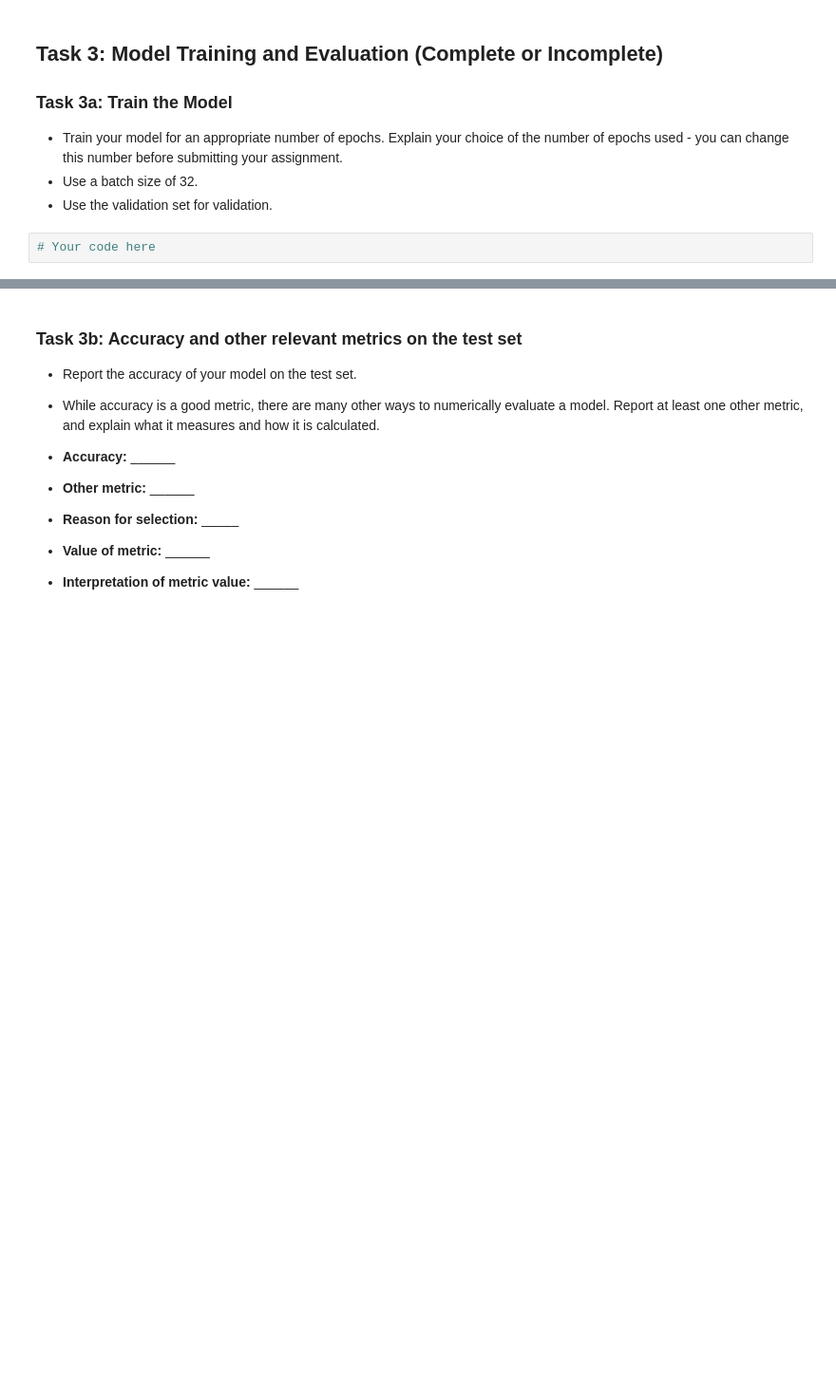
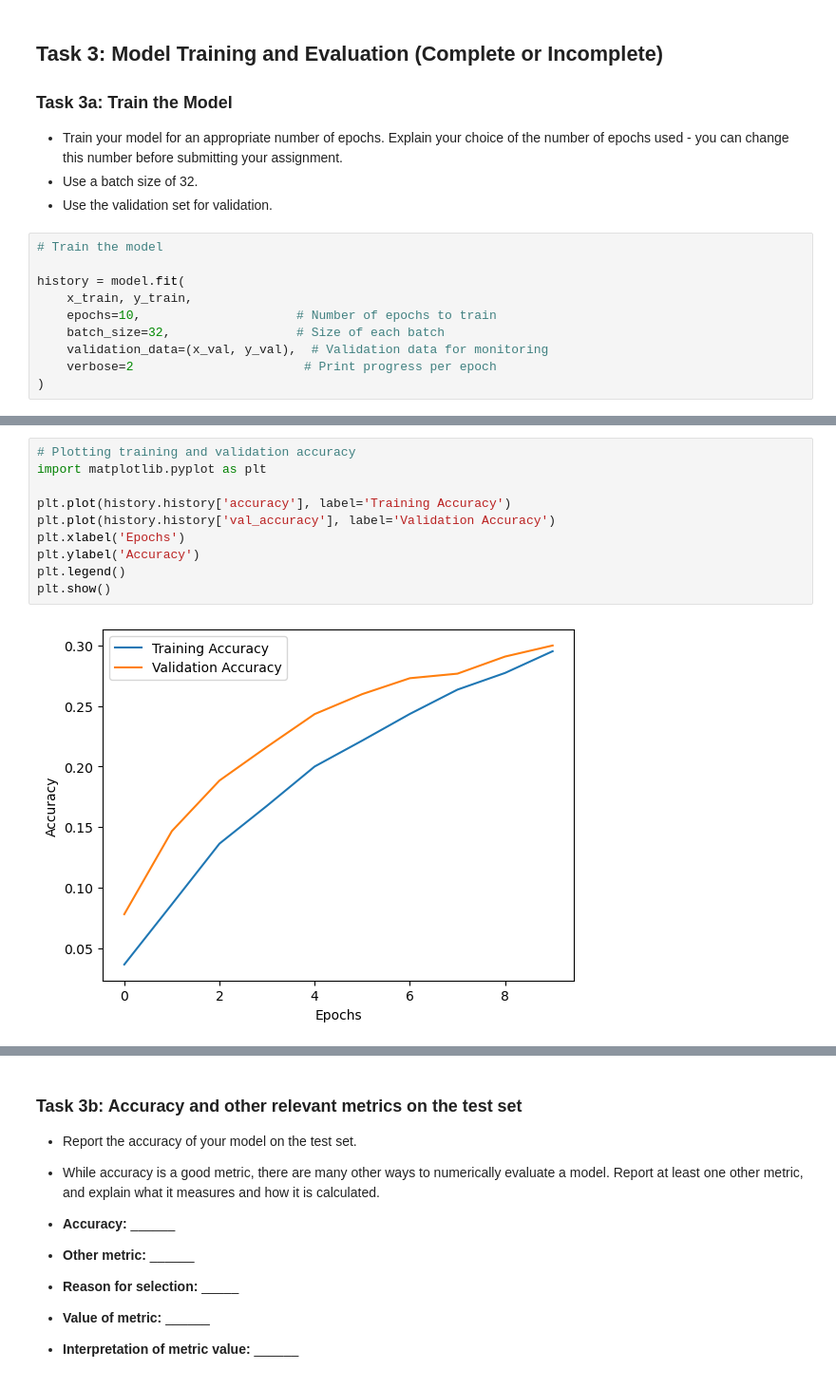
Before and after one commit to s-gunde/deep_learning, a Jupyter notebook: 02_activities/assignments/assignment_1.ipynb, the cells around one changed output, grey strips where cells are left out. Shown: that part at 95% size. Cells and saved outputs as stored; diff of their text form; blank space fills up the shorter version.

Commit message:
evaluated model performance

```diff
--- a/02_activities/assignments/assignment_1.ipynb
+++ b/02_activities/assignments/assignment_1.ipynb
@@ -274,4 +270,12 @@ model.compile(optimizer='adam',
 - Use a batch size of 32.
 - Use the validation set for validation.
 # %%
-# Your code here
+# Train the model
+
+history = model.fit(
+    x_train, y_train,
+    epochs=10,                     # Number of epochs to train
+    batch_size=32,                 # Size of each batch
+    validation_data=(x_val, y_val),  # Validation data for monitoring
+    verbose=2                       # Print progress per epoch
+)
@@ -277,0 +303,12 @@ model.compile(optimizer='adam',
+# %%
+# Plotting training and validation accuracy
+import matplotlib.pyplot as plt
+
+plt.plot(history.history['accuracy'], label='Training Accuracy')
+plt.plot(history.history['val_accuracy'], label='Validation Accuracy')
+plt.xlabel('Epochs')
+plt.ylabel('Accuracy')
+plt.legend()
+plt.show()
+# %% [output]
+[figure, added]
```
Also changed, not shown: parts of 7 cells of this notebook.
